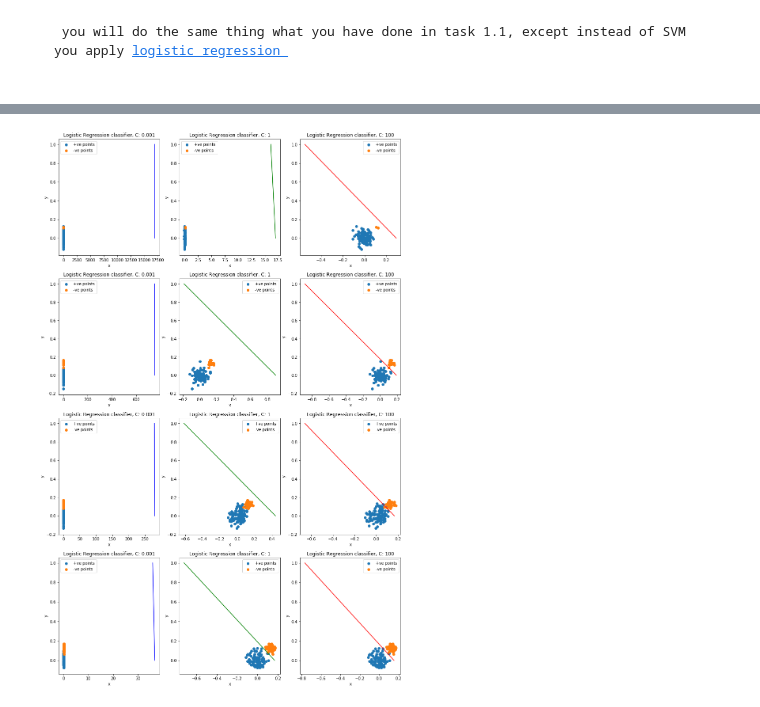
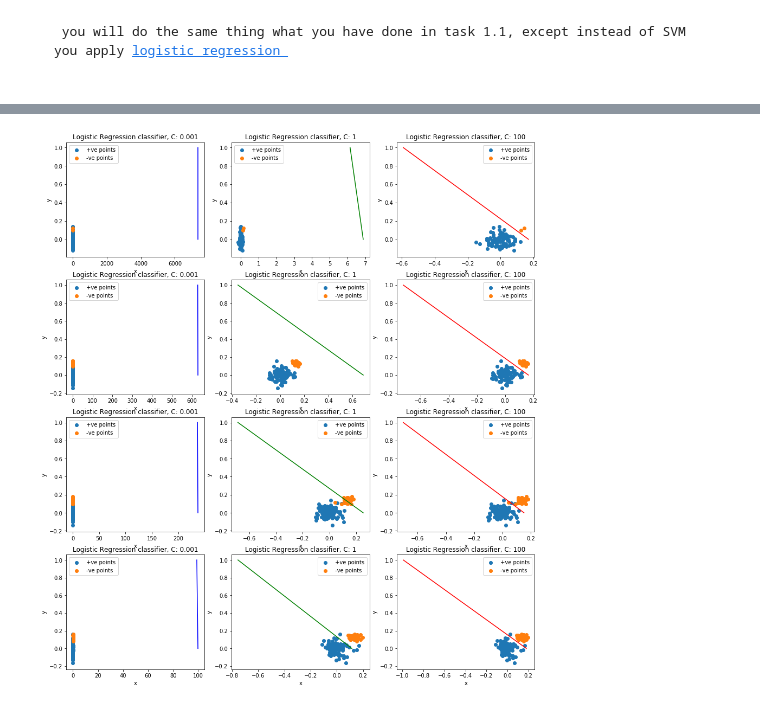
Before and after one commit to mistertandon/reactjs-misc-functional-050-cicd-heroku-configuration, a Jupyter notebook: 8A_LR_SVM.ipynb, the cells around one changed output, grey strips where cells are left out. Cells and saved outputs as stored; diff of their text form; code cells hidden in the pictures.

```diff
--- a/8A_LR_SVM.ipynb
+++ b/8A_LR_SVM.ipynb
@@ -141,35 +145,7 @@ for row, ratio in enumerate(ratios):
 <img src='https://i.imgur.com/vLXTxjY.png'>
 # %%
 clsfr = LogisticRegression()
-# %%
-plt.subplots(nrows = 4, ncols = 3, figsize = (15, 15), constrained_layout = True)
-plt.subplots_adjust(left = 0.2, bottom = -0.25, right = 1, top = 1)
-count = 1
-for row, ratio in enumerate(ratios):
-
-    p_pts = datasets.get(ratio).get('p_pts')
-    p_pts_y = datasets.get(ratio).get('p_pts_y')
-
-    n_pts = datasets.get(ratio).get('n_pts')
-    n_pts_y = datasets.get(ratio).get('n_pts_y')
-
-    for col, reg in enumerate(reg_strength):
-
-        plt.subplot(4, 3, count, xlabel = 'x', ylabel = 'y', title = 'Logistic Regression classifier, C: '+str(reg))
-        count +=1
-
-        clsfr.C = reg
-
-        data_points = np.vstack((p_pts, n_pts))
-        outputs = np.vstack((p_pts_y, n_pts_y))
-
-        clsfr.fit(data_points, outputs)
-
-        plt.scatter(p_pts[:,0], p_pts[:,1], label = "+ve points")
-        plt.scatter(n_pts[:,0], n_pts[:,1], label = "-ve points")
-
-        draw_line(clsfr.coef_[0], clsfr.intercept_[0], 0, 1, colors[col])
-
-        plt.legend()
-# %% [output]
-[figure, removed]
+# %%
+plot_classifier_result(datasets, ratios, reg_strength, svc_classifier, colors, 'Logistic Regression classifier, C: ')
+# %% [output]
+[figure, added]
```
Also changed, not shown: parts of 4 cells of this notebook.
